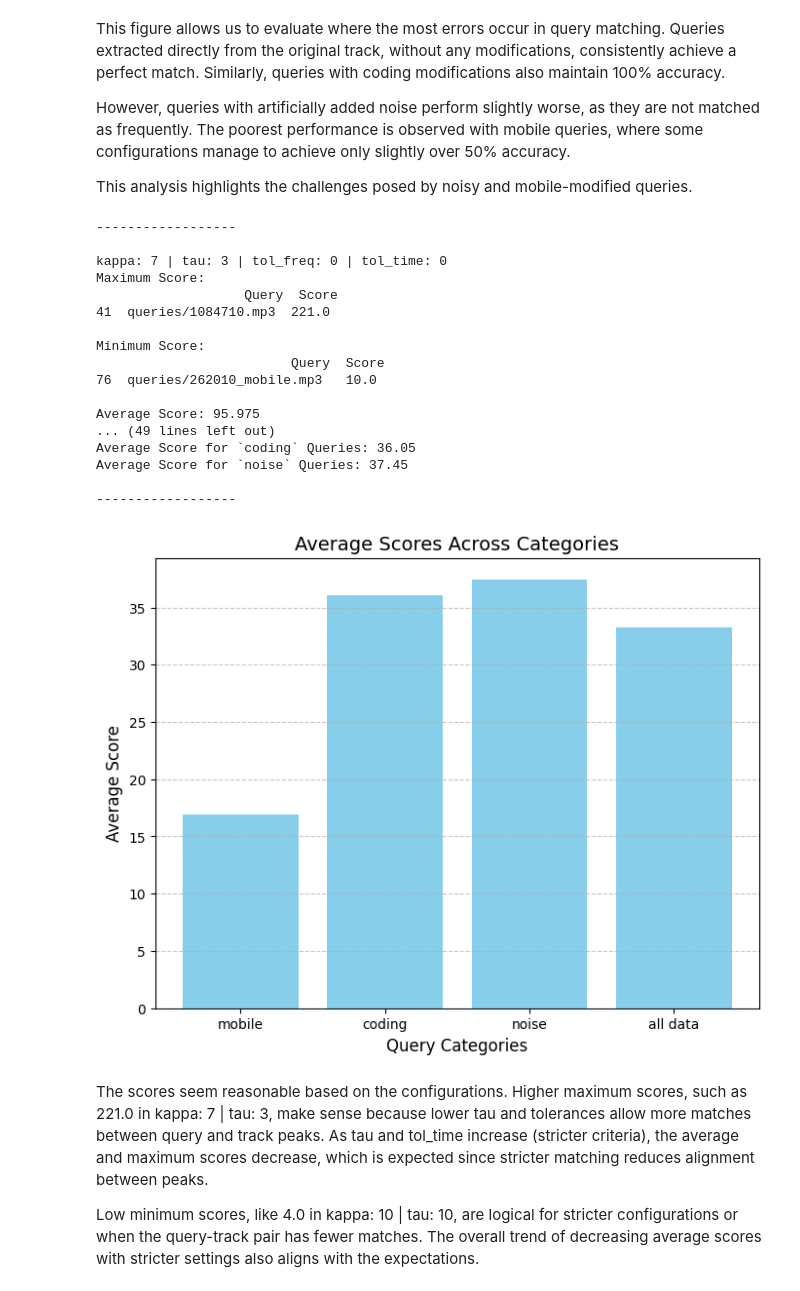
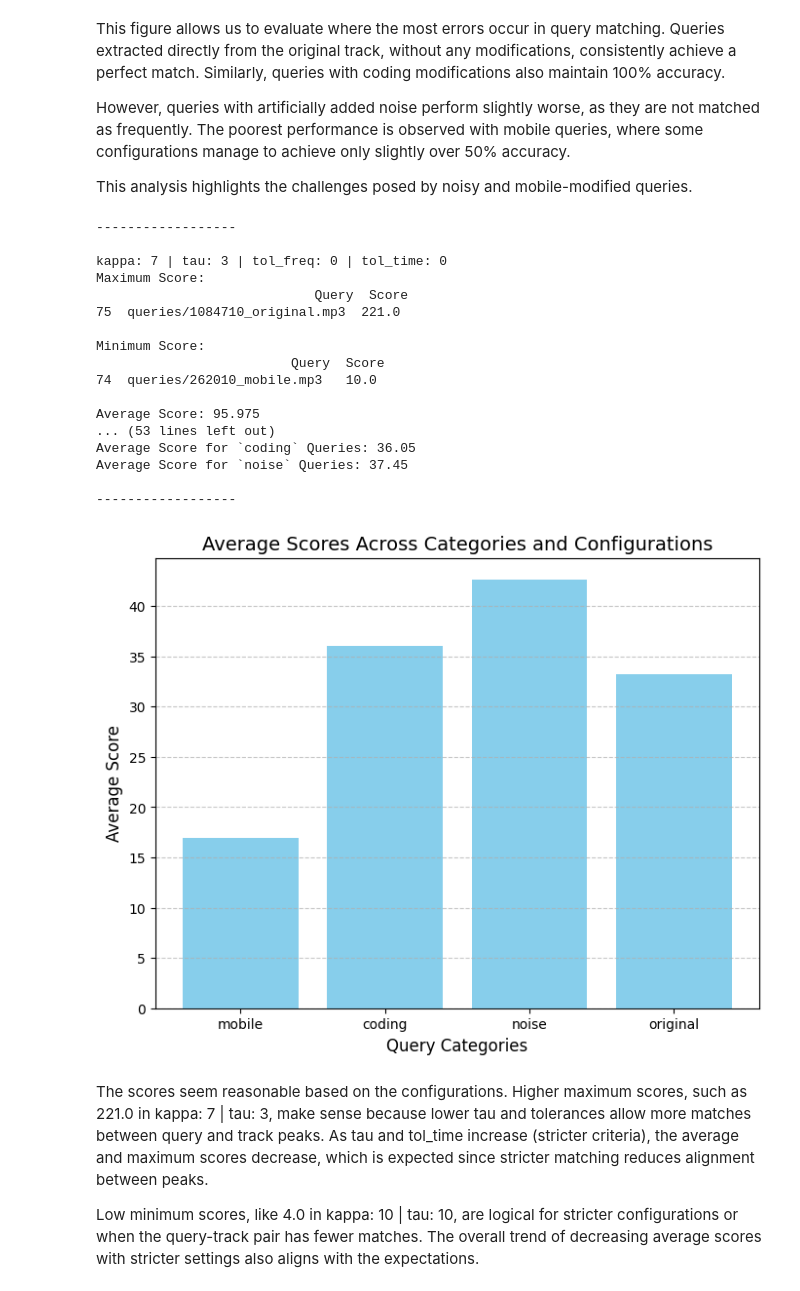
Before and after one commit to Konstiu/Music-Information-Retrieval, a Jupyter notebook: MS2.1.ipynb, the cells around one changed output. Saved outputs shown, nothing was run; the diff lists cells and outputs as text; code cells hidden in the pictures.

```diff
--- a/MS2.1.ipynb
+++ b/MS2.1.ipynb
@@ -379,7 +379,7 @@ for config in configs: # loop through all 4 configurations
                 config["hits"]["coding"] += 1 # if query was a coding query
             elif "mobile" in name_Q:
                 config["hits"]["mobile"] += 1 # if query was a mobile query
-            else:
+            elif "original" in name_Q:
                 config["hits"]["original"] += 1 # if query the orginal extracted segment
 
 
@@ -627,14 +627,20 @@ for config in configs:
         for query_name, details in config["matches"].items()
         if "noise" in query_name.lower()
     ]
+    matches_data_original = [
+        {"Query": query_name, "Score": details["score"]}
+        for query_name, details in config["matches"].items()
+        if "original" in query_name.lower()
+    ]
 
-    average_scores = {"mobile": [], "coding": [], "noise": [], "all data": []}
+    average_scores = {"mobile": [], "coding": [], "noise": [], "original": [], "all data": []}
 
     # Create DataFrames
     df = pd.DataFrame(matches_data)
     df_m = pd.DataFrame(matches_data_mobile)
     df_c = pd.DataFrame(matches_data_code)
     df_n = pd.DataFrame(matches_data_noise)
+    df_o = pd.DataFrame(matches_data_original)
 
     # Ensure "Score" column is numeric where applicable
     df["Score"] = pd.to_numeric(df["Score"])
@@ -651,9 +657,12 @@ for config in configs:
         df_n["Score"] = pd.to_numeric(df_n["Score"])
         average_score_n = df_n["Score"].mean()
     average_score_o = None
+    if not df_o.empty:
+        df_n["Score"] = pd.to_numeric(df_o["Score"])
+        average_score_o = df_o["Score"].mean()
 
     for category, matches in zip(
-        ["mobile", "coding", "noise", "all data"],
+        ["mobile", "coding", "noise", "original", "all data"],
         [df_m, df_c, df_n, df]
     ):
         df = pd.DataFrame(matches)
@@ -670,44 +679,45 @@ for config in configs:
     print("Maximum Score:\n", max_row)
     print("\nMinimum Score:\n", min_row)
     print("\nAverage Score:", average_score)
+    print("Average Score for `original` Queries:", average_score_o)
     print("Average Score for `mobile` Queries:", average_score_m)
     print("Average Score for `coding` Queries:", average_score_c)
     print("Average Score for `noise` Queries:", average_score_n)
     print("\n------------------\n")
 
 final_averages = {cat: pd.Series(scores).mean() for cat, scores in average_scores.items() if scores}
 
 plt.figure(figsize=(8, 6))
 categories = list(final_averages.keys())
 scores = list(final_averages.values())
 
 plt.bar(categories, scores, color='skyblue')
-plt.title("Average Scores Across Categories", fontsize=14)
+plt.title("Average Scores Across Categories and Configurations", fontsize=14)
 plt.xlabel("Query Categories", fontsize=12)
 plt.ylabel("Average Score", fontsize=12)
 plt.xticks(fontsize=10)
 plt.yticks(fontsize=10)
 plt.grid(axis='y', linestyle='--', alpha=0.7)
 plt.show()
 # %% [output]
 ------------------
 
 kappa: 7 | tau: 3 | tol_freq: 0 | tol_time: 0
 Maximum Score:
-                   Query  Score
-41  queries/1084710.mp3  221.0
+                            Query  Score
+75  queries/1084710_original.mp3  221.0
 
 Minimum Score:
                          Query  Score
-76  queries/262010_mobile.mp3   10.0
+74  queries/262010_mobile.mp3   10.0
 
 Average Score: 95.975
-... (49 lines left out)
+... (53 lines left out)
 Average Score for `coding` Queries: 36.05
 Average Score for `noise` Queries: 37.45
 
 ------------------
-[figure, old version]
+[figure, new version]
 # %% [markdown]
 The scores seem reasonable based on the configurations. Higher maximum scores, such as 221.0 in kappa: 7 | tau: 3, make sense because lower tau and tolerances allow more matches between query and track peaks. As tau and tol_time increase (stricter criteria), the average and maximum scores decrease, which is expected since stricter matching reduces alignment between peaks.
 
```
Also changed, not shown: parts of 7 cells of this notebook, 20 other files.
